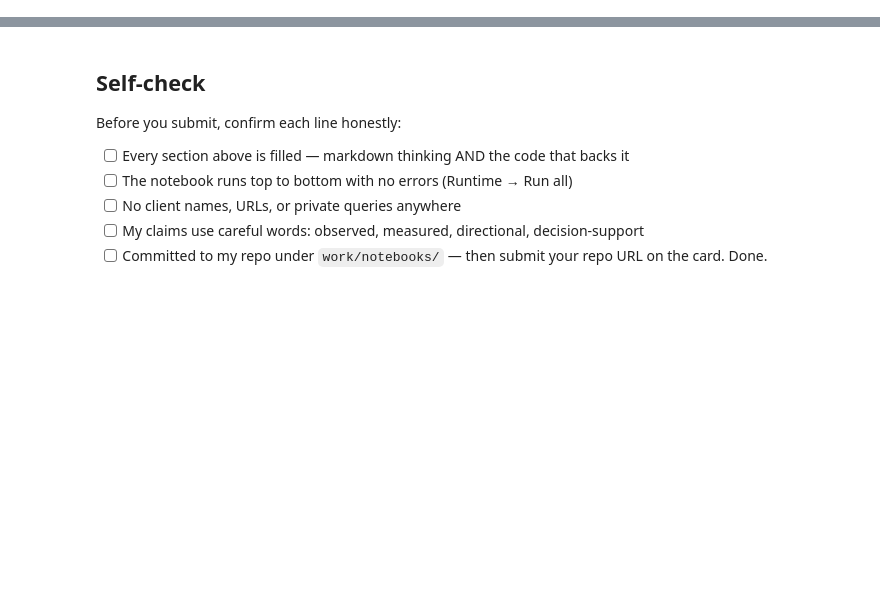
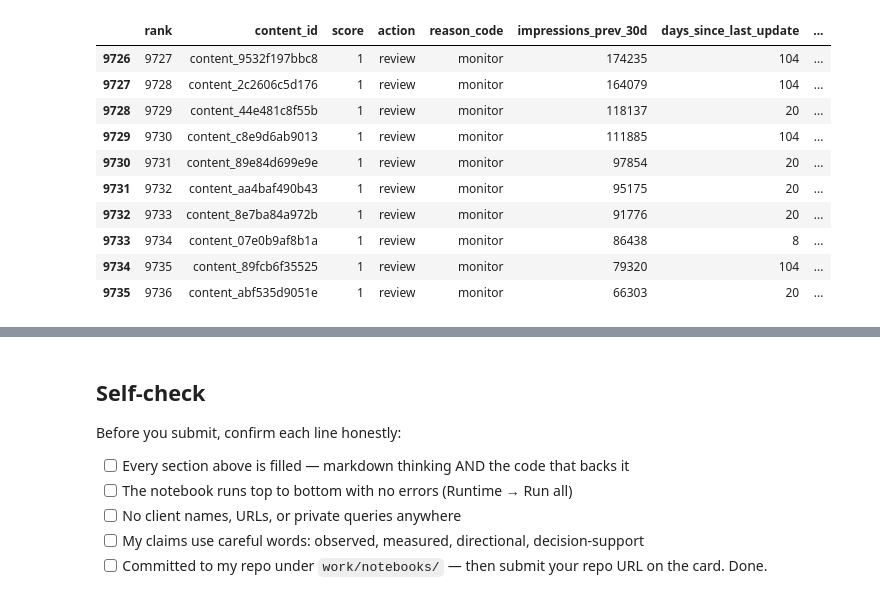
Before and after one commit to Fatima8211/ML_Internship, a Jupyter notebook: work/notebooks/w04_baseline_score.ipynb, the cells around one changed output, grey strips where cells are left out. Drawn from its saved outputs; the diff is of its cells as text; code cells hidden in the pictures; blank space fills up the shorter version.

```diff
--- a/work/notebooks/w04_baseline_score.ipynb
+++ b/work/notebooks/w04_baseline_score.ipynb
@@ -36,0 +278,75 @@ This skeleton is yours to fill. Work the sections **in order** — each one has
+# %%
+# This cell is for CODE (numbers, a query, a check).
+# -----------------------------
+# Weak picks + leakage check
+# -----------------------------
+
+# Weak picks = top-ranked rows with relatively little supporting evidence.
+# Section 4 — Weak Picks + Leakage Check
+
+# Make sure rank exists
+if "rank" not in ranked_df.columns:
+    ranked_df = ranked_df.reset_index(drop=True)
+    ranked_df["rank"] = ranked_df.index + 1
+
+# Weak-pick candidates:
+# Low-score pages that still entered the ranked review queue.
+weak_picks = ranked_df[
+    ranked_df["score"] <= 1
+].head(10).copy()
+
+print("Weak-pick candidates:")
+
+display(
+    weak_picks[
+        [
+            "rank",
+            "content_id",
+            "score",
+            "action",
+            "reason_code",
+            "impressions_prev_30d",
+            "days_since_last_update",
+            "ctr",
+            "avg_position"
+        ]
+    ]
+)
+
+# Explicit leakage check.
+# These columns must NOT influence the score.
+# Leakage check
+
+leakage_columns = {
+    "declining_proxy",
+    "trend_direction",
+    "trend_pct",
+    "client_id",
+    "impressions_last_30d"
+}
+
+score_columns = {
+    "impressions_prev_30d",
+    "days_since_last_update",
+    "ctr",
+    "avg_position"
+}
+
+print("Leakage check:")
+print("Potential leakage columns:", sorted(leakage_columns))
+
+used_for_score = {
+    "impressions_prev_30d",
+    "days_since_last_update",
+    "ctr",
+    "avg_position"
+}
+
+leaked = used_for_score.intersection(leakage_columns)
+
+if leaked:
+    print("WARNING — leakage detected:", leaked)
+else:
+    print("PASS — no target/future-window/client columns were used in the baseline score.")
+# Write your text answer in the cell ABOVE this one — typing sentences here breaks Run All.
+# %% [output]
@@ -36,0 +354,11 @@ This skeleton is yours to fill. Work the sections **in order** — each one has
+|  | rank | content_id | score | action | reason_code | impressions_prev_30d | days_since_last_update | ... |
+| 9726 | 9727 | content_9532f197bbc8 | 1 | review | monitor | 174235 | 104 | ... |
+| 9727 | 9728 | content_2c2606c5d176 | 1 | review | monitor | 164079 | 104 | ... |
+| 9728 | 9729 | content_44e481c8f55b | 1 | review | monitor | 118137 | 20 | ... |
+| 9729 | 9730 | content_c8e9d6ab9013 | 1 | review | monitor | 111885 | 104 | ... |
+| 9730 | 9731 | content_89e84d699e9e | 1 | review | monitor | 97854 | 20 | ... |
+| 9731 | 9732 | content_aa4baf490b43 | 1 | review | monitor | 95175 | 20 | ... |
+| 9732 | 9733 | content_8e7ba84a972b | 1 | review | monitor | 91776 | 20 | ... |
+| 9733 | 9734 | content_07e0b9af8b1a | 1 | review | monitor | 86438 | 8 | ... |
+| 9734 | 9735 | content_89fcb6f35525 | 1 | review | monitor | 79320 | 104 | ... |
+| 9735 | 9736 | content_abf535d9051e | 1 | review | monitor | 66303 | 20 | ... |
```
Also changed, not shown: parts of 16 cells of this notebook.
